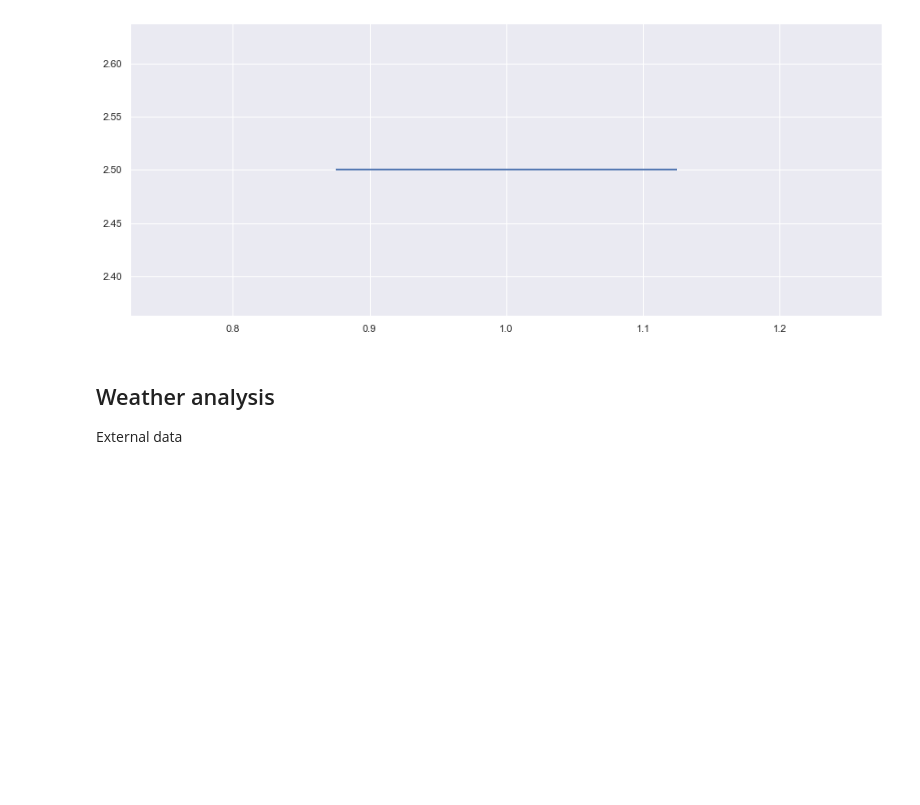
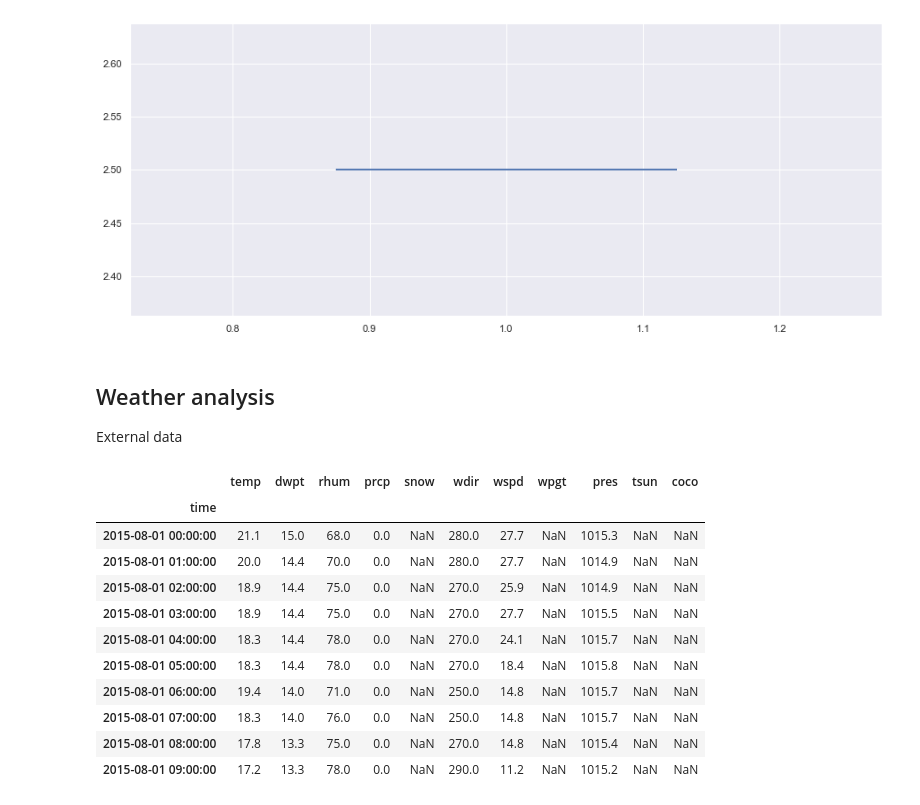
Before and after one commit to joanlenczuk/forecasting-pollution, a Jupyter notebook: Pollution forecasting EDA.ipynb, the cells around one changed output. Cells and saved outputs as stored; diff of their text form; code cells hidden in the pictures; blank space fills up the shorter version.

```diff
--- a/Pollution forecasting EDA.ipynb
+++ b/Pollution forecasting EDA.ipynb
@@ -395,0 +405,15 @@ External data
+# %%
+weather_df.head(10)
+# %% [output]
+|  | temp | dwpt | rhum | prcp | snow | wdir | wspd | wpgt | pres | tsun | coco |
+| time |  |  |  |  |  |  |  |  |  |  |  |
+| 2015-08-01 00:00:00 | 21.1 | 15.0 | 68.0 | 0.0 | NaN | 280.0 | 27.7 | NaN | 1015.3 | NaN | NaN |
+| 2015-08-01 01:00:00 | 20.0 | 14.4 | 70.0 | 0.0 | NaN | 280.0 | 27.7 | NaN | 1014.9 | NaN | NaN |
+| 2015-08-01 02:00:00 | 18.9 | 14.4 | 75.0 | 0.0 | NaN | 270.0 | 25.9 | NaN | 1014.9 | NaN | NaN |
+| 2015-08-01 03:00:00 | 18.9 | 14.4 | 75.0 | 0.0 | NaN | 270.0 | 27.7 | NaN | 1015.5 | NaN | NaN |
+| 2015-08-01 04:00:00 | 18.3 | 14.4 | 78.0 | 0.0 | NaN | 270.0 | 24.1 | NaN | 1015.7 | NaN | NaN |
+| 2015-08-01 05:00:00 | 18.3 | 14.4 | 78.0 | 0.0 | NaN | 270.0 | 18.4 | NaN | 1015.8 | NaN | NaN |
+| 2015-08-01 06:00:00 | 19.4 | 14.0 | 71.0 | 0.0 | NaN | 250.0 | 14.8 | NaN | 1015.7 | NaN | NaN |
+| 2015-08-01 07:00:00 | 18.3 | 14.0 | 76.0 | 0.0 | NaN | 250.0 | 14.8 | NaN | 1015.7 | NaN | NaN |
+| 2015-08-01 08:00:00 | 17.8 | 13.3 | 75.0 | 0.0 | NaN | 270.0 | 14.8 | NaN | 1015.4 | NaN | NaN |
+| 2015-08-01 09:00:00 | 17.2 | 13.3 | 78.0 | 0.0 | NaN | 290.0 | 11.2 | NaN | 1015.2 | NaN | NaN |
```
Also changed, not shown: parts of 6 cells of this notebook.
